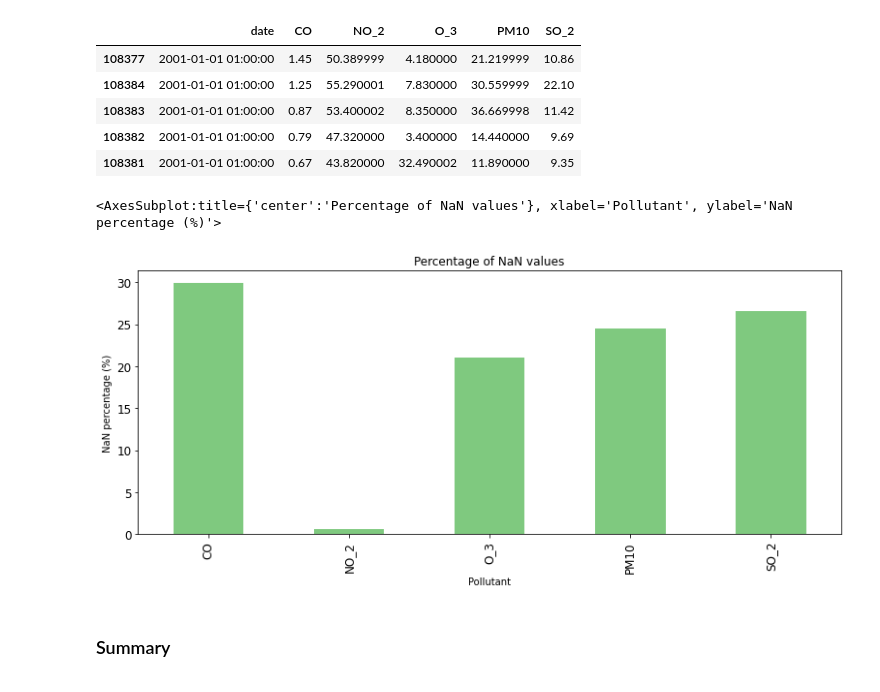
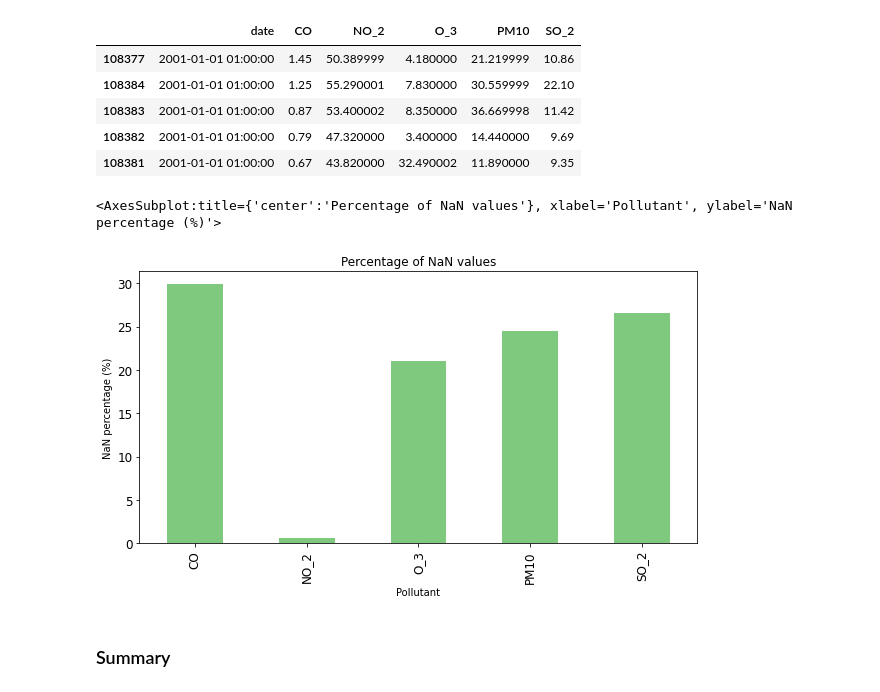
Before and after one commit to Jorge-Salmon/air_qualityMadrid, a Jupyter notebook: main.ipynb, the cells around one changed output. Drawn from its saved outputs; the diff is of its cells as text; code cells hidden in the pictures.

```diff
--- a/main.ipynb
+++ b/main.ipynb
@@ -82,18 +91,18 @@ df_2.head()
 # %%
 pollutants_nan_percentage = df_2.isna().mean().drop(labels=['date']).round(4)*100
 # %%
-plt.figure(figsize=(13, 5))
+plt.figure(figsize=(10, 5))
 pollutants_nan_percentage.plot(
     xlabel='Pollutant',
     ylabel='NaN percentage (%)',
     kind='bar',
     title='Percentage of NaN values',
     fontsize = 12,
     colormap = 'Accent'
 )
 # %% [output]
 <AxesSubplot:title={'center':'Percentage of NaN values'}, xlabel='Pollutant', ylabel='NaN percentage (%)'>
-[figure, old version]
+[figure, new version]
 # %% [markdown]
 ### Summary
 # %%
```
Also changed, not shown: parts of 13 cells of this notebook.
